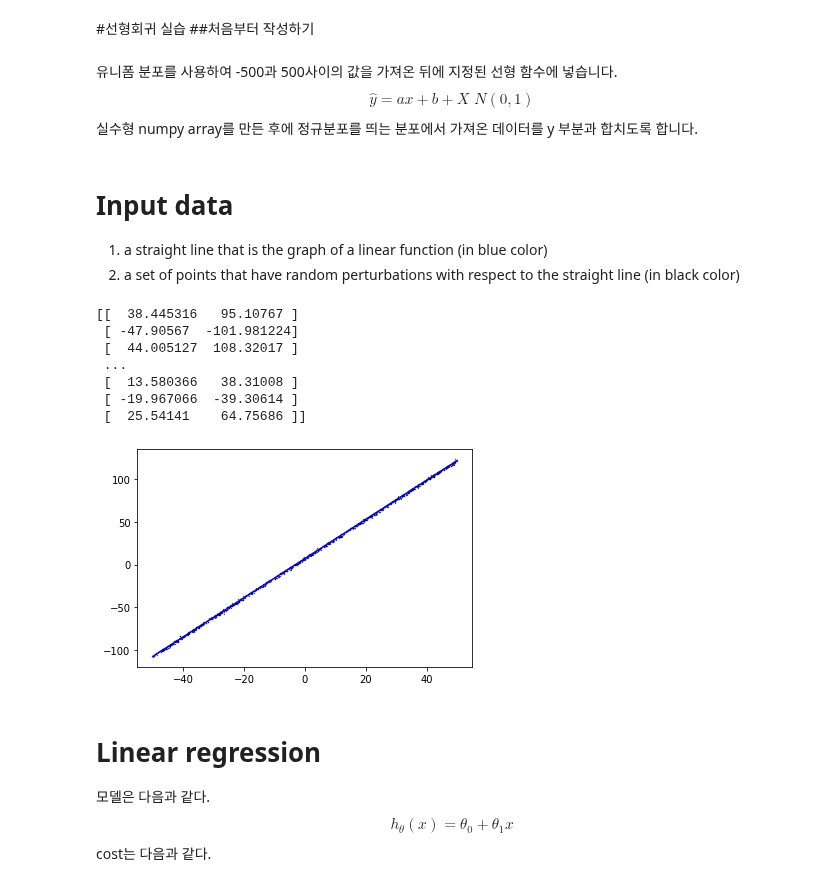
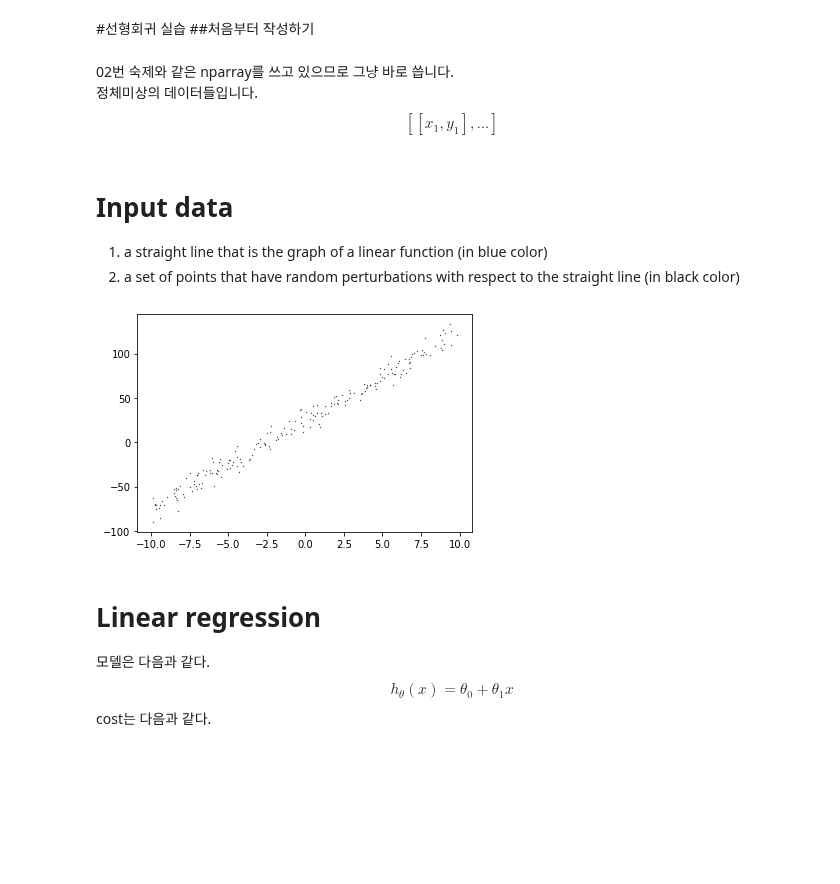
Before and after one commit to heebinYoo/assignment-02, a Jupyter notebook: assign02.ipynb, the cells around one changed output. Cells and saved outputs as stored; diff of their text form; code cells hidden in the pictures; blank space fills up the shorter version.

Commit message:
1. Plotting the input data [1pt]

```diff
--- a/assign02.ipynb
+++ b/assign02.ipynb
@@ -31,7 +4,13 @@ train_set[:,1] = train_set[:,1] + perturbations
-# %% [markdown]
-유니폼 분포를 사용하여 -500과 500사이의 값을 가져온 뒤에 지정된 선형 함수에 넣습니다.
-$$\hat{y} = ax+b + X \texttt{~} N(0,1)$$
-실수형 numpy array를 만든 후에 정규분포를 띄는 분포에서 가져온 데이터를 y 부분과 합치도록  합니다.
+# %%
+import numpy as np
+import random as rd
+import matplotlib.pylab as plt
+
+path = "/content/drive/My Drive/Colab Notebooks/assignment-02/data.csv"
+train_set = np.genfromtxt(path, delimiter=',')
+# %% [markdown]
+02번 숙제와 같은 nparray를 쓰고 있으므로 그냥 바로 씁니다.
+정체미상의 데이터들입니다. $$[[x_1,y_1],...]$$
 # %% [markdown]
 # Input data
 
@@ -39,19 +18,10 @@ $$\hat{y} = ax+b + X \texttt{~} N(0,1)$$
 1. a straight line that is the graph of a linear function (in blue color)
 2. a set of points that have random perturbations with respect to the straight line (in black color)
 # %%
-print(train_set)
 plt.scatter(train_set[:,0],train_set[:,1], c="black", s=0.1)
-plt.plot([lower,upper],[a*lower+b,a*upper+b],'b-')
 plt.show()
 # %% [output]
-[[  38.445316   95.10767 ]
- [ -47.90567  -101.981224]
- [  44.005127  108.32017 ]
- ...
- [  13.580366   38.31008 ]
- [ -19.967066  -39.30614 ]
- [  25.54141    64.75686 ]]
-[figure, old version]
+[figure, new version]
 # %% [markdown]
 # Linear regression
 모델은 다음과 같다.
```
Also changed, not shown: parts of 1 cell of this notebook, 1 other file.
